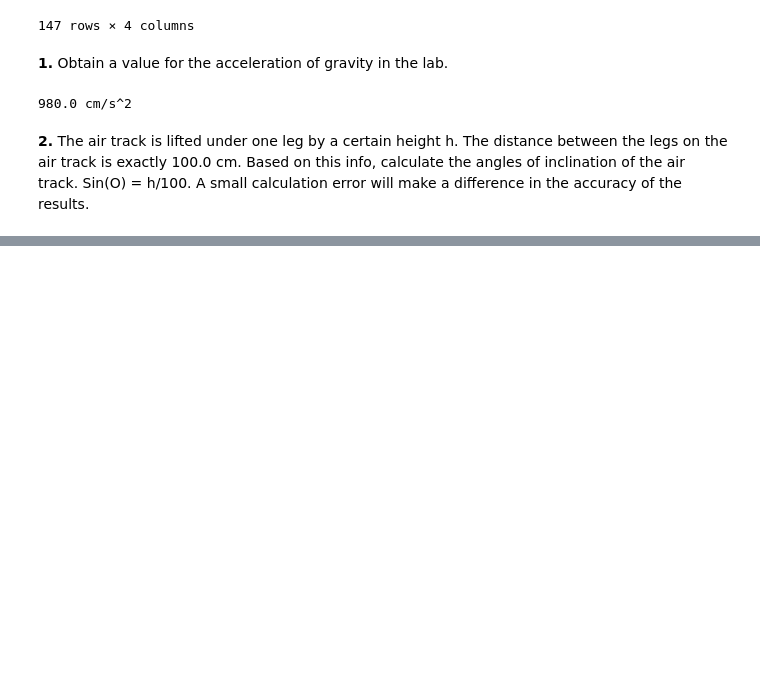
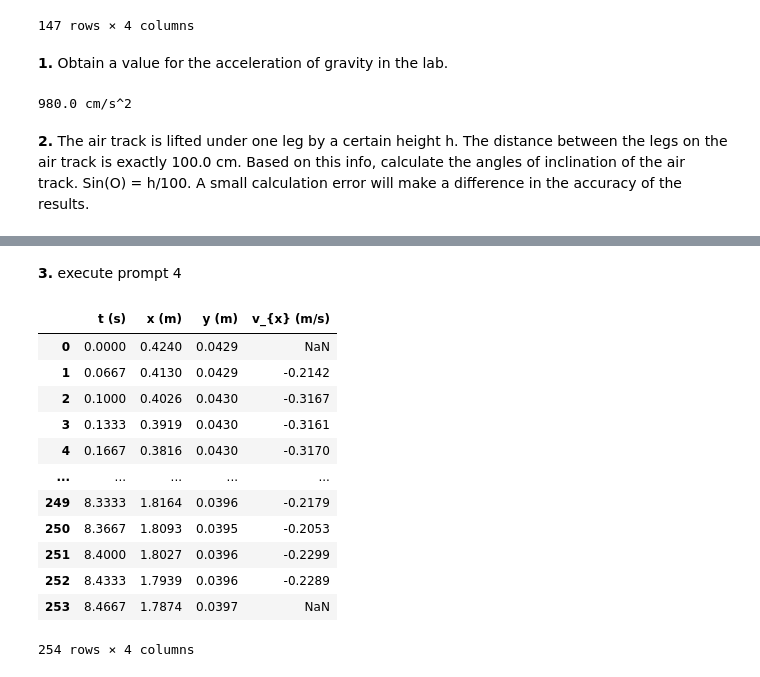
Before and after one commit to Abdmohaali/2023-Summer-Interns, a Jupyter notebook: 07-Lab03/Lab03.ipynb, the cells around one changed output, grey strips where cells are left out. Saved outputs shown, nothing was run; the diff lists cells and outputs as text; code cells hidden in the pictures; blank space fills up the shorter version.

```diff
--- a/07-Lab03/Lab03.ipynb
+++ b/07-Lab03/Lab03.ipynb
@@ -52,0 +69,6 @@ table = {
+# %%
+import pandas as pd
+
+df = pd.DataFrame(table)
+pd.set_option('float_format', '{:,.4f}'.format)
+display(df)
@@ -52,0 +81,23 @@ table = {
+# %% [markdown]
+**3.** execute prompt 4
+# %%
+import pandas as pd
+import plotly.express as px
+df = pd.read_csv("Accelerated Motion DATA - run 02.csv", header=1)
+display(df)
+fig = px.line(df, x= 'x (m)', y= 't (s)', title="Motion Data - Run 02")
+fig.show()
+# %% [output]
+|  | t (s) | x (m) | y (m) | v_{x} (m/s) |
+| 0 | 0.0000 | 0.4240 | 0.0429 | NaN |
+| 1 | 0.0667 | 0.4130 | 0.0429 | -0.2142 |
+| 2 | 0.1000 | 0.4026 | 0.0430 | -0.3167 |
+| 3 | 0.1333 | 0.3919 | 0.0430 | -0.3161 |
+| 4 | 0.1667 | 0.3816 | 0.0430 | -0.3170 |
+| ... | ... | ... | ... | ... |
+| 249 | 8.3333 | 1.8164 | 0.0396 | -0.2179 |
+| 250 | 8.3667 | 1.8093 | 0.0395 | -0.2053 |
+| 251 | 8.4000 | 1.8027 | 0.0396 | -0.2299 |
+| 252 | 8.4333 | 1.7939 | 0.0396 | -0.2289 |
+| 253 | 8.4667 | 1.7874 | 0.0397 | NaN |
+254 rows × 4 columns
```
Also changed, not shown: parts of 10 cells of this notebook.
